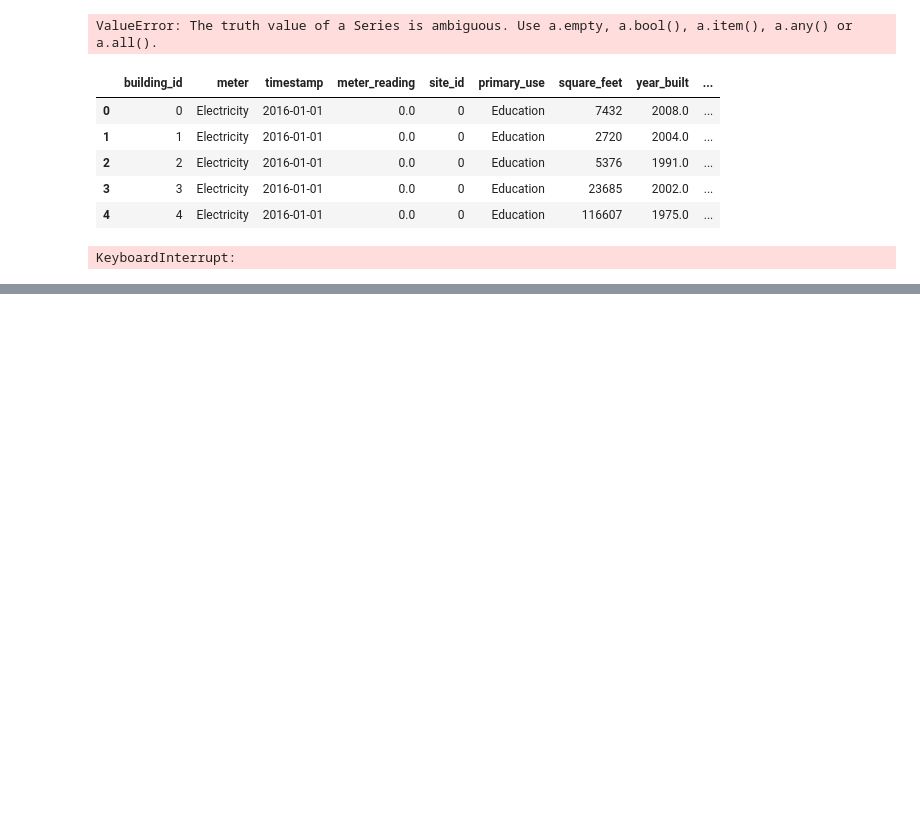
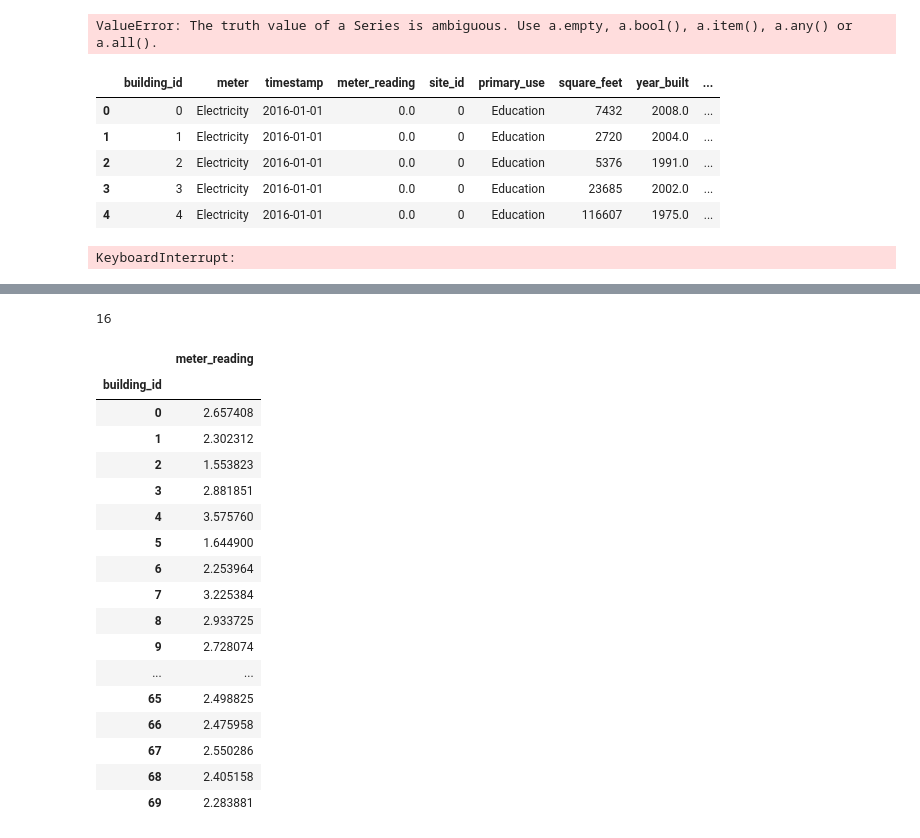
Before and after one commit to Luke-Gray/ASHRAE, a Jupyter notebook: ASHRAE.ipynb, the cells around one changed output, grey strips where cells are left out. Drawn from its saved outputs; the diff is of its cells as text; code cells hidden in the pictures; blank space fills up the shorter version.

```diff
--- a/ASHRAE.ipynb
+++ b/ASHRAE.ipynb
@@ -251,0 +243,3 @@ Name: primary_use, dtype: int64
+# %%
+for i in range(3,10,3):
+    print(int(i/3))
@@ -251,0 +250,3 @@ Name: primary_use, dtype: int64
+# %%
+for i in range(4,7,1):
+    print(int(i))
@@ -251,0 +257,3 @@ Name: primary_use, dtype: int64
+# %%
+for i in range(7,9,1):
+    print(int(i))
@@ -565,0 +514,26 @@ Name: heat, dtype: int64
+# %%
+len(train.site_id.unique())
+# %% [output]
+16
+# %%
+l = pd.DataFrame(train.groupby('building_id')['meter_reading'].std())
+l.head(70)
+# %% [output]
+|  | meter_reading |
+| building_id |  |
+| 0 | 2.657408 |
+| 1 | 2.302312 |
+| 2 | 1.553823 |
+| 3 | 2.881851 |
+| 4 | 3.575760 |
+| 5 | 1.644900 |
+| 6 | 2.253964 |
+| 7 | 3.225384 |
+| 8 | 2.933725 |
+| 9 | 2.728074 |
+| ... | ... |
+| 65 | 2.498825 |
+| 66 | 2.475958 |
+| 67 | 2.550286 |
+| 68 | 2.405158 |
+| 69 | 2.283881 |
```
Also changed, not shown: parts of 18 cells of this notebook.
